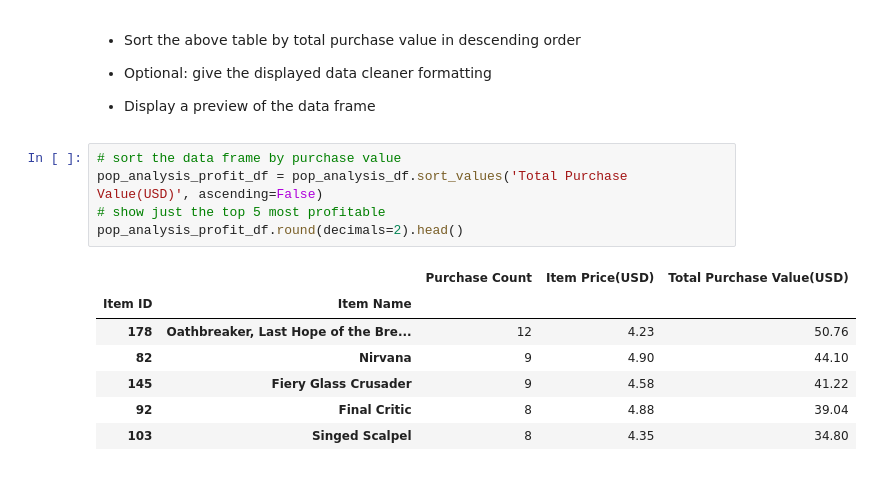
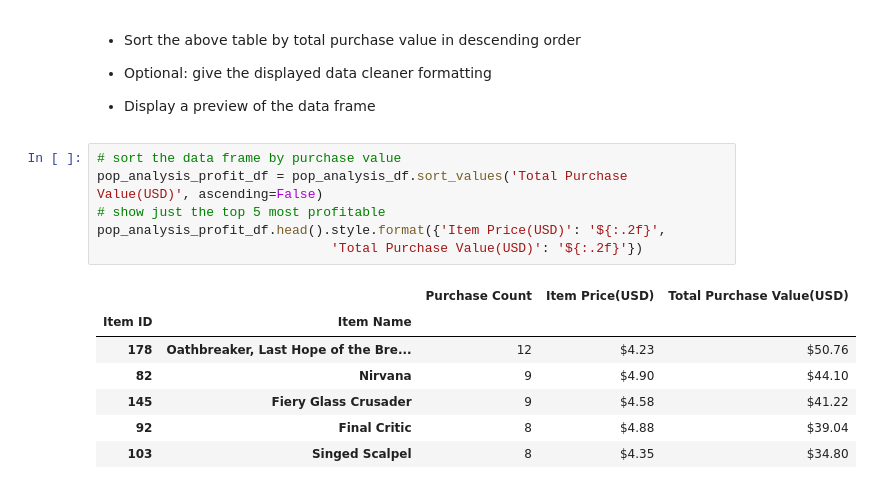
Before and after one commit to britt-emm/Homework, a Jupyter notebook: week4_homework/HeroesOfPymoli_starter.ipynb, the cells around one changed output. Drawn from its saved outputs; the diff is of its cells as text.

```diff
--- a/week4_homework/HeroesOfPymoli_starter.ipynb
+++ b/week4_homework/HeroesOfPymoli_starter.ipynb
@@ -344,13 +348,14 @@ pop_analysis_sorted_df.round(decimals=2).head()
 # %%
 # sort the data frame by purchase value
 pop_analysis_profit_df = pop_analysis_df.sort_values('Total Purchase Value(USD)', ascending=False)
 # show just the top 5 most profitable
-pop_analysis_profit_df.round(decimals=2).head()
+pop_analysis_profit_df.head().style.format({'Item Price(USD)': '${:.2f}',
+                              'Total Purchase Value(USD)': '${:.2f}'})
 # %% [output]
 |  |  | Purchase Count | Item Price(USD) | Total Purchase Value(USD) |
 | Item ID | Item Name |  |  |  |
-| 178 | Oathbreaker, Last Hope of the Bre... | 12 | 4.23 | 50.76 |
-| 82 | Nirvana | 9 | 4.90 | 44.10 |
-| 145 | Fiery Glass Crusader | 9 | 4.58 | 41.22 |
-| 92 | Final Critic | 8 | 4.88 | 39.04 |
-| 103 | Singed Scalpel | 8 | 4.35 | 34.80 |
+| 178 | Oathbreaker, Last Hope of the Bre... | 12 | $4.23 | $50.76 |
+| 82 | Nirvana | 9 | $4.90 | $44.10 |
+| 145 | Fiery Glass Crusader | 9 | $4.58 | $41.22 |
+| 92 | Final Critic | 8 | $4.88 | $39.04 |
+| 103 | Singed Scalpel | 8 | $4.35 | $34.80 |
```
Also changed, not shown: parts of 3 cells of this notebook, 19 other files.
